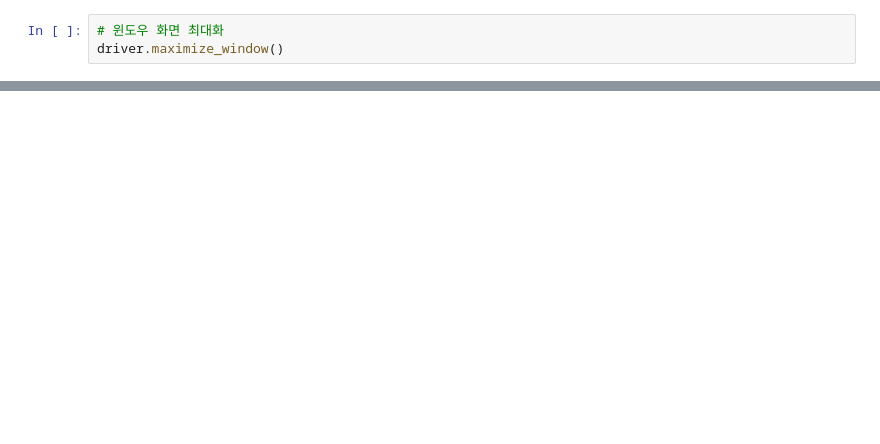
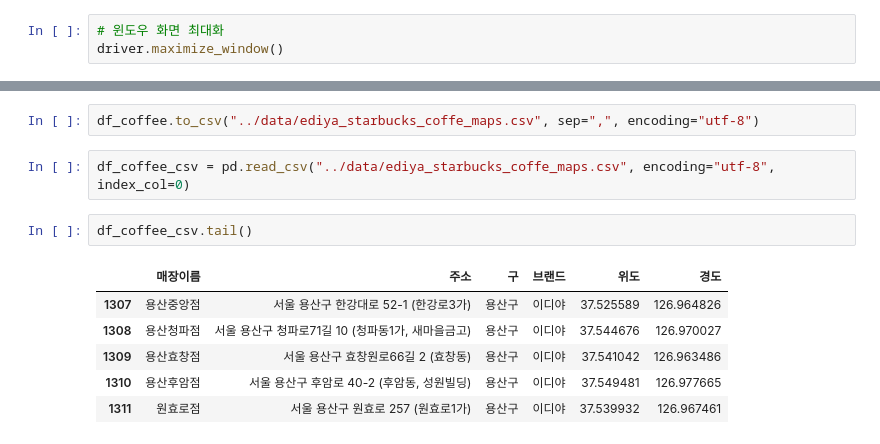
Before and after one commit to kimjaemin95/nekalakubae_data_science_1st, a Jupyter notebook: ds_study/주간 시험/이디야, 스타벅스 매장 위치 데이터 분석.ipynb, the cells around one changed output, grey strips where cells are left out. Saved outputs shown, nothing was run; the diff lists cells and outputs as text; blank space fills up the shorter version.

```diff
--- a/ds_study/주간 시험/이디야, 스타벅스 매장 위치 데이터 분석.ipynb
+++ b/ds_study/주간 시험/이디야, 스타벅스 매장 위치 데이터 분석.ipynb
@@ -77,0 +193,13 @@ driver = driver.get(ediya_drl_url)
+# %%
+df_coffee.to_csv("../data/ediya_starbucks_coffe_maps.csv", sep=",", encoding="utf-8")
+# %%
+df_coffee_csv = pd.read_csv("../data/ediya_starbucks_coffe_maps.csv", encoding="utf-8", index_col=0)
+# %%
+df_coffee_csv.tail()
+# %% [output]
+|  | 매장이름 | 주소 | 구 | 브랜드 | 위도 | 경도 |
+| 1307 | 용산중앙점 | 서울 용산구 한강대로 52-1 (한강로3가) | 용산구 | 이디야 | 37.525589 | 126.964826 |
+| 1308 | 용산청파점 | 서울 용산구 청파로71길 10 (청파동1가, 새마을금고) | 용산구 | 이디야 | 37.544676 | 126.970027 |
+| 1309 | 용산효창점 | 서울 용산구 효창원로66길 2 (효창동) | 용산구 | 이디야 | 37.541042 | 126.963486 |
+| 1310 | 용산후암점 | 서울 용산구 후암로 40-2 (후암동, 성원빌딩) | 용산구 | 이디야 | 37.549481 | 126.977665 |
+| 1311 | 원효로점 | 서울 용산구 원효로 257 (원효로1가) | 용산구 | 이디야 | 37.539932 | 126.967461 |
```
Also changed, not shown: parts of 47 cells of this notebook, 2 other files.
